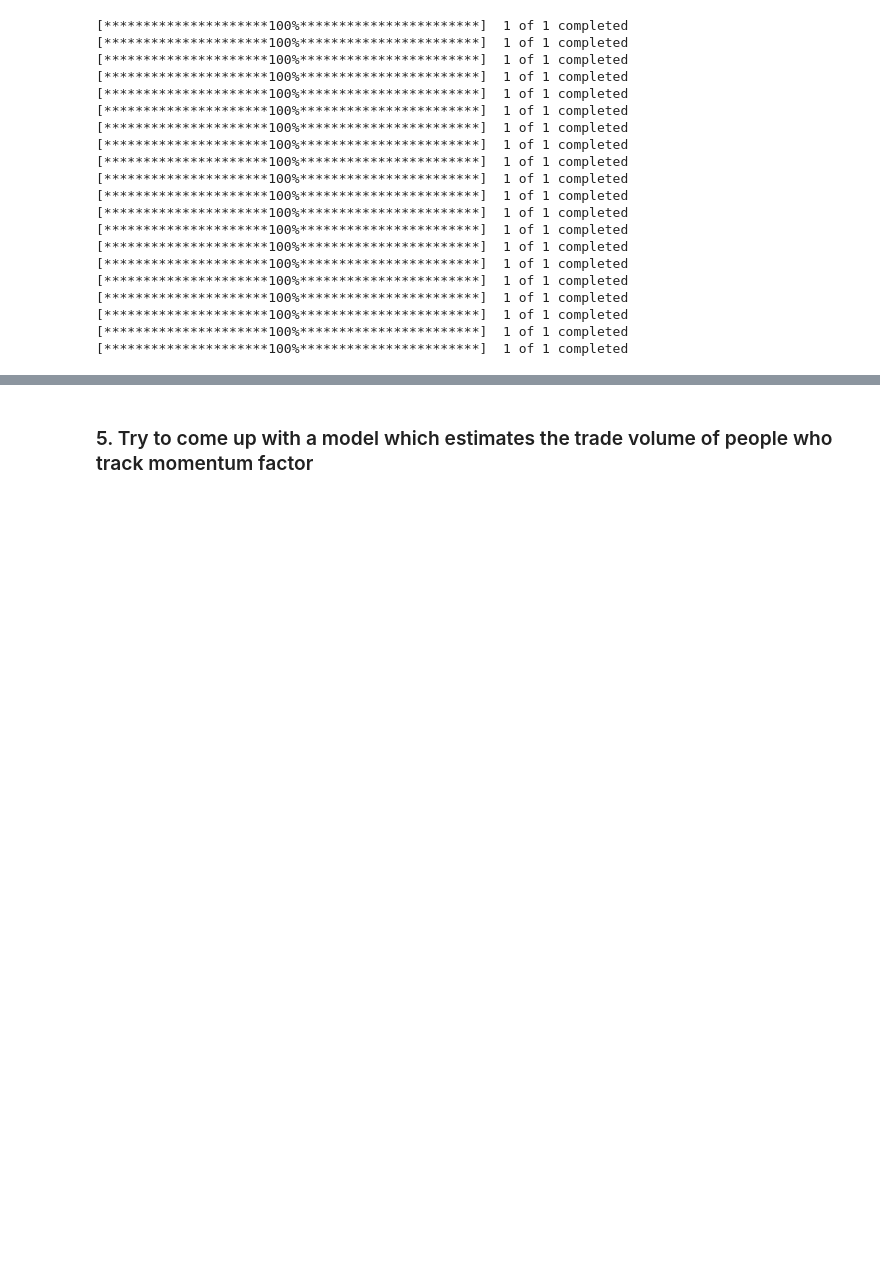
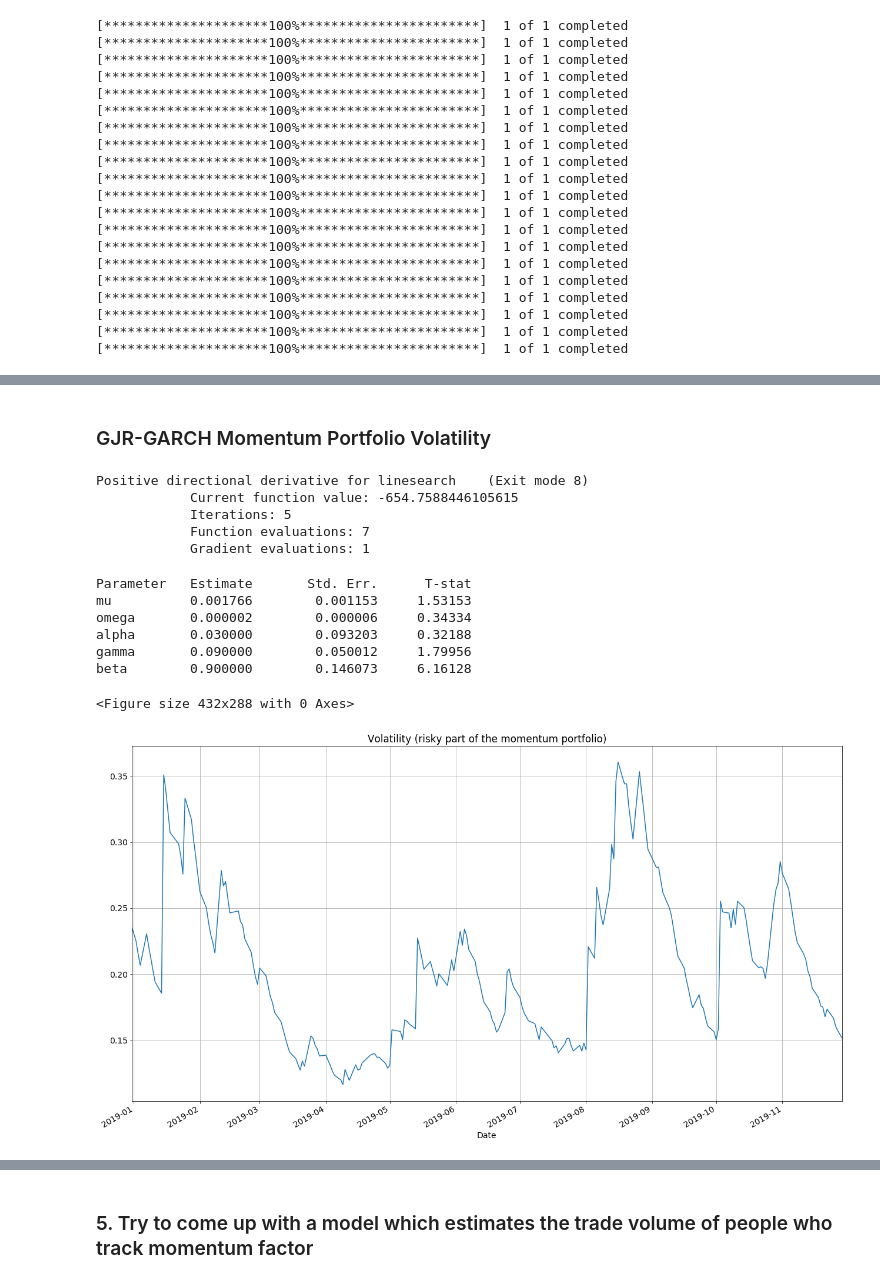
Before and after one commit to asergeenko/mom_crashes, a Jupyter notebook: Momentum Crashes.ipynb, the cells around one changed output, grey strips where cells are left out. Drawn from its saved outputs; the diff is of its cells as text; code cells hidden in the pictures; blank space fills up the shorter version.

```diff
--- a/Momentum Crashes.ipynb
+++ b/Momentum Crashes.ipynb
@@ -230,0 +276,2 @@ controls the unconditional risk and return of the dynamic portfolio
+# %% [markdown]
+### GJR-GARCH Momentum Portfolio Volatility
@@ -230,0 +346,44 @@ controls the unconditional risk and return of the dynamic portfolio
+# %%
+# Starting values
+startingVals = np.array([risky_ret.mean(),
+                      risky_ret.var() * .01,
+                      .03, .09, .90])
+# %%
+# Estimate parameters
+finfo = np.finfo(np.float64)
+bounds = [(-10*risky_ret.mean(), 10*risky_ret.mean()),
+          (finfo.eps, 2*risky_ret.var() ),
+          (0.0,1.0), (0.0,1.0), (0.0,1.0)]
+
+T = risky_ret.shape[0]
+sigma2 = np.ones(T) * risky_ret.var()
+# Pass a NumPy array, not a pandas Series
+args = (np.asarray(risky_ret), sigma2)
+estimates = fmin_slsqp(gjr_garch_likelihood, startingVals,
+                       f_ieqcons=gjr_constraint, bounds = bounds,
+                       args = args)
+# %% [output]
+Positive directional derivative for linesearch    (Exit mode 8)
+            Current function value: -654.7588446105615
+            Iterations: 5
+            Function evaluations: 7
+            Gradient evaluations: 1
+# %%
+loglik, logliks, sigma2final = gjr_garch_likelihood(estimates, risky_ret,
+                                                    sigma2, out=True)
+# %%
+step = 1e-5 * estimates
+scores = zeros((T,5))
+for i in range(5):
+    h = step[i]
+    delta = np.zeros(5)
+    delta[i] = h
+
+    loglik, logliksplus, sigma2 = gjr_garch_likelihood(estimates + delta, \
+                               np.asarray(risky_ret), sigma2, out=True)
+    loglik, logliksminus, sigma2 = gjr_garch_likelihood(estimates - delta, \
+                              np.asarray(risky_ret), sigma2, out=True)
+
+    scores[:,i] = (logliksplus - logliksminus)/(2*h)
+
+I = (scores.T @ scores)/T
@@ -230,0 +396,24 @@ controls the unconditional risk and return of the dynamic portfolio
+# %%
+output = np.vstack((estimates,sqrt(diag(vcv)),estimates/sqrt(diag(vcv)))).T
+print('Parameter   Estimate       Std. Err.      T-stat')
+param = ['mu','omega','alpha','gamma','beta']
+for i in range(len(param)):
+    print('{0:<11} {1:>0.6f}        {2:0.6f}    {3: 0.5f}'.format(param[i],
+           output[i,0], output[i,1], output[i,2]))
+# %% [output]
+Parameter   Estimate       Std. Err.      T-stat
+mu          0.001766        0.001153     1.53153
+omega       0.000002        0.000006     0.34334
+alpha       0.030000        0.093203     0.32188
+gamma       0.090000        0.050012     1.79956
+beta        0.900000        0.146073     6.16128
+# %%
+# Produce a plot
+dates = risky_ret.index
+fig = plt.figure()
+volatility = pd.DataFrame(np.sqrt(252 * sigma2), index=dates)
+volatility.plot(figsize=(18,10),grid=True,title='Volatility (risky part of the momentum portfolio)',legend=None)
+plt.tight_layout()
+# %% [output]
+<Figure size 432x288 with 0 Axes>
+[figure, added]
```
Also changed, not shown: parts of 27 cells of this notebook.
